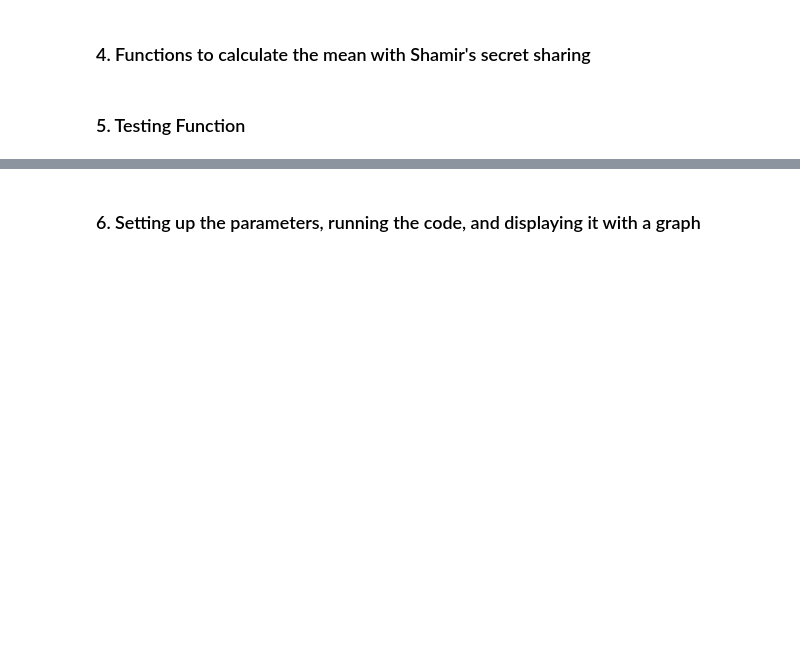
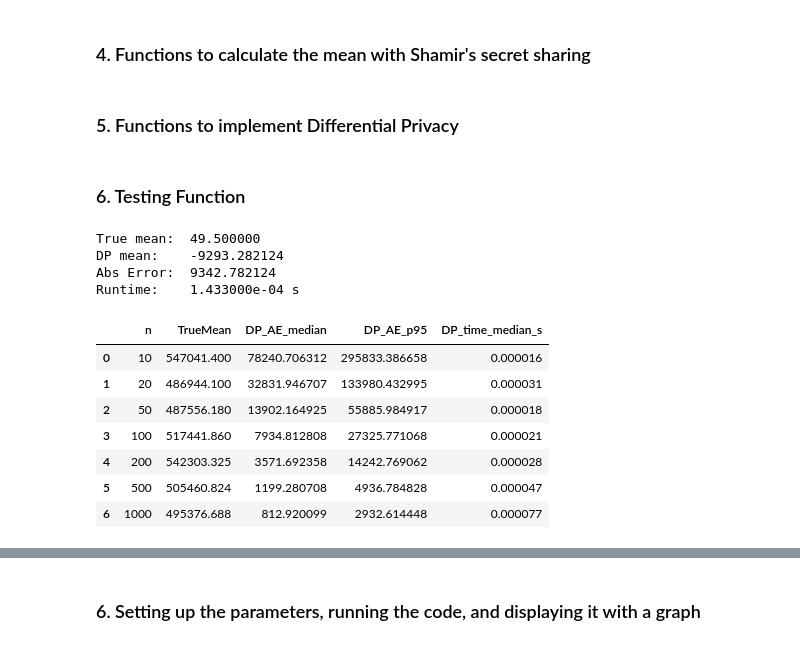
Before and after one commit to bachnguyen234/cs323-project-4, a Jupyter notebook: cs323-project-4.ipynb, the cells around one changed output, grey strips where cells are left out. Cells and saved outputs as stored; diff of their text form; code cells hidden in the pictures; blank space fills up the shorter version.

```diff
--- a/cs323-project-3.ipynb
+++ b/cs323-project-4.ipynb
@@ -194,3 +194,5 @@ def shamir_mean(values, n, t, p):
     # Calculate total computation time
     computation_time = t1 - t0
     return computation_time
+# %% [markdown]
+### 5. Functions to implement Differential Privacy
@@ -197,2 +264,59 @@ def shamir_mean(values, n, t, p):
 # %% [markdown]
-### 5. Testing Function
+### 6. Testing Function
+# %%
+values = np.arange(100).tolist()  # simple, known data
+epsilon = 1.0
+min_val, max_val = 0, 1_000_000
+
+t_dp, noisy_mean = dp_mean_with_value(values, epsilon, min_val, max_val, rng)
+true_mean = float(np.mean(values))
+
+print(f"True mean:  {true_mean:.6f}")
+print(f"DP mean:    {noisy_mean:.6f}")
+print(f"Abs Error:  {abs(noisy_mean - true_mean):.6f}")
+print(f"Runtime:    {t_dp:.6e} s")
+# %% [output]
+True mean:  49.500000
+DP mean:    -9293.282124
+Abs Error:  9342.782124
+Runtime:    1.433000e-04 s
+# %%
+def dp_accuracy_vs_n(n_list, epsilon=1.0, min_val=0, max_val=1_000_000, trials=200, rng=None):
+    if rng is None:
+        rng = np.random.default_rng(42)
+
+    rows = []
+    for n in n_list:
+        # fixed dataset per n (uniform in [min_val, max_val])
+        values = rng.integers(min_val, max_val+1, size=n).tolist()
+        true_mean = float(np.mean(values))
+
+        # multiple DP runs on the SAME data
+        abs_errors = []
+        times = []
+        for _ in range(trials):
+            t_dp, noisy = dp_mean_with_value(values, epsilon, min_val, max_val, rng)
+            abs_errors.append(abs(noisy - true_mean))
+            times.append(t_dp)
+
+        rows.append({
+            "n": n,
+            "TrueMean": true_mean,
+            "DP_AE_median": float(np.median(abs_errors)),
+            "DP_AE_p95": float(np.percentile(abs_errors, 95)),
+            "DP_time_median_s": float(np.median(times)),
+        })
+    return pd.DataFrame(rows)
+
+n_list = [10, 20, 50, 100, 200, 500, 1000]
+df_acc_n = dp_accuracy_vs_n(n_list, epsilon=1.0, trials=200, rng=np.random.default_rng(2024))
+df_acc_n
+# %% [output]
+|  | n | TrueMean | DP_AE_median | DP_AE_p95 | DP_time_median_s |
+| 0 | 10 | 547041.400 | 78240.706312 | 295833.386658 | 0.000016 |
+| 1 | 20 | 486944.100 | 32831.946707 | 133980.432995 | 0.000031 |
+| 2 | 50 | 487556.180 | 13902.164925 | 55885.984917 | 0.000018 |
+| 3 | 100 | 517441.860 | 7934.812808 | 27325.771068 | 0.000021 |
+| 4 | 200 | 542303.325 | 3571.692358 | 14242.769062 | 0.000028 |
+| 5 | 500 | 505460.824 | 1199.280708 | 4936.784828 | 0.000047 |
+| 6 | 1000 | 495376.688 | 812.920099 | 2932.614448 | 0.000077 |
```
Also changed, not shown: parts of 4 cells of this notebook, 1 other file.
